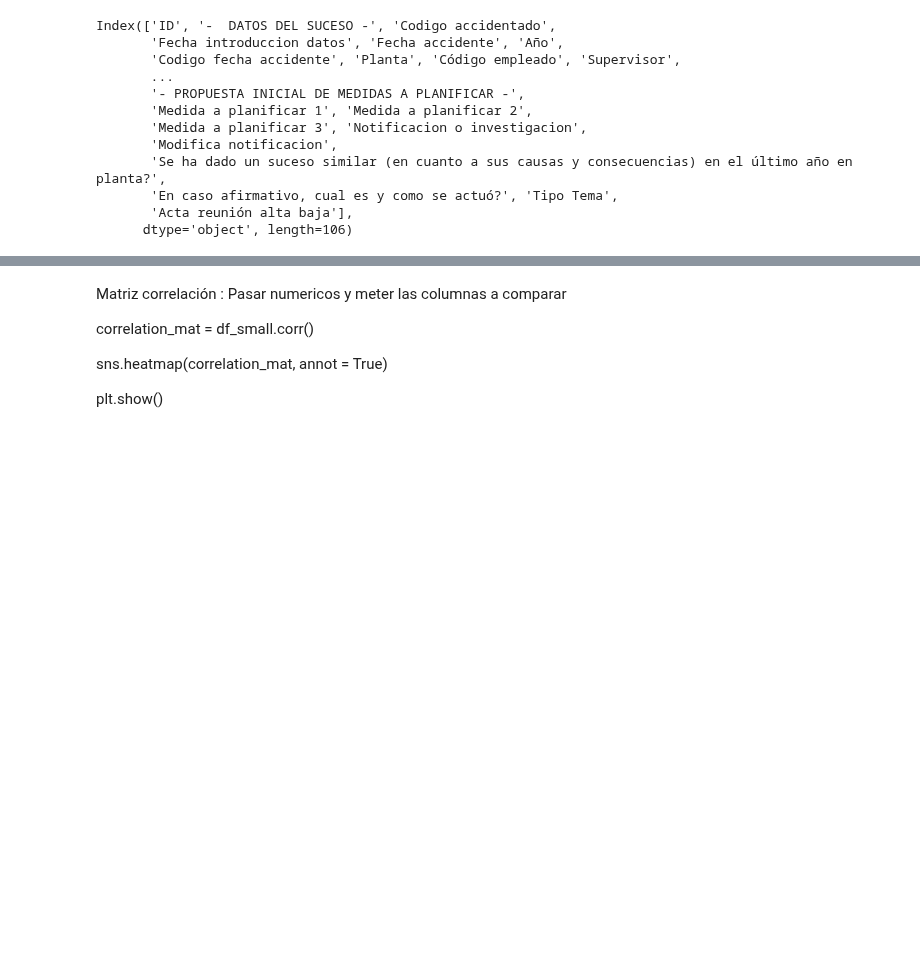
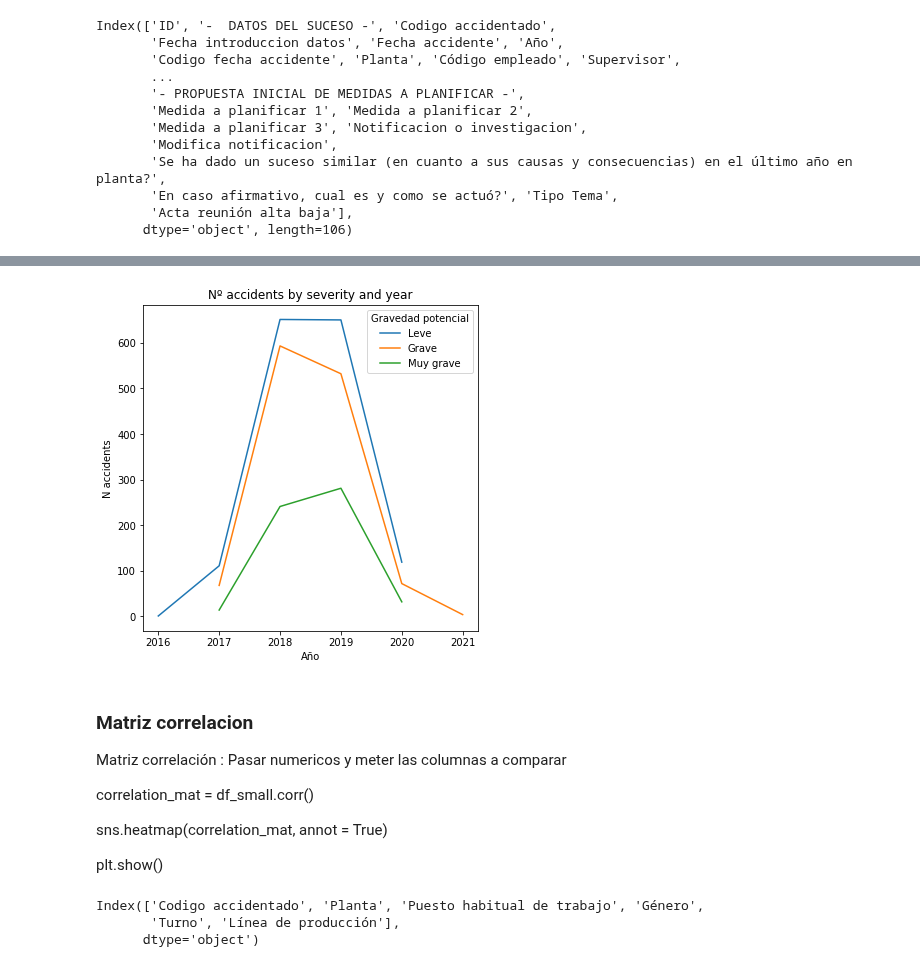
Before and after one commit to sarasabino/Accident_Rate_Project, a Jupyter notebook: Src/Notebooks/01_Exploratorio_datos.ipynb, the cells around one changed output, grey strips where cells are left out. Cells and saved outputs as stored; diff of their text form; code cells hidden in the pictures; blank space fills up the shorter version.

```diff
--- a/Src/Notebooks/01_Exploratorio_datos.ipynb
+++ b/Src/Notebooks/01_Exploratorio_datos.ipynb
@@ -589,0 +708,7 @@ Index(['ID', '-  DATOS DEL SUCESO -', 'Codigo accidentado',
+# %%
+severity_year = accidentabilidad[['Gravedad potencial', 'Año', 'Codigo accidentado']]
+severity_year = severity_year.groupby(['Año', 'Gravedad potencial']).agg('count')
+severity_year = severity_year.reset_index()
+severity_year['Año'] = severity_year['Año'].astype(int).astype(str)
+severity_year.rename(columns={'Codigo accidentado':'N accidents'}, inplace=True)
+severity_year.head()
@@ -590,4 +735,15 @@ Index(['ID', '-  DATOS DEL SUCESO -', 'Codigo accidentado',
+# %%
+plt.figure(figsize=(6,6))
+plt.title('Nº accidents by severity and year')
+
+
+sns.lineplot(severity_year['Año'], severity_year['N accidents'], hue=severity_year['Gravedad potencial'])
+
+plt.show()
+# %% [output]
+[figure, added]
 # %% [markdown]
+### Matriz correlacion
 Matriz correlación : Pasar numericos y meter las columnas a comparar
 
 correlation_mat = df_small.corr()
@@ -597,0 +757,6 @@ plt.show()
+# %%
+accidentes.columns
+# %% [output]
+Index(['Codigo accidentado', 'Planta', 'Puesto habitual de trabajo', 'Género',
+       'Turno', 'Línea de producción'],
+      dtype='object')
```
Also changed, not shown: parts of 40 cells of this notebook.
